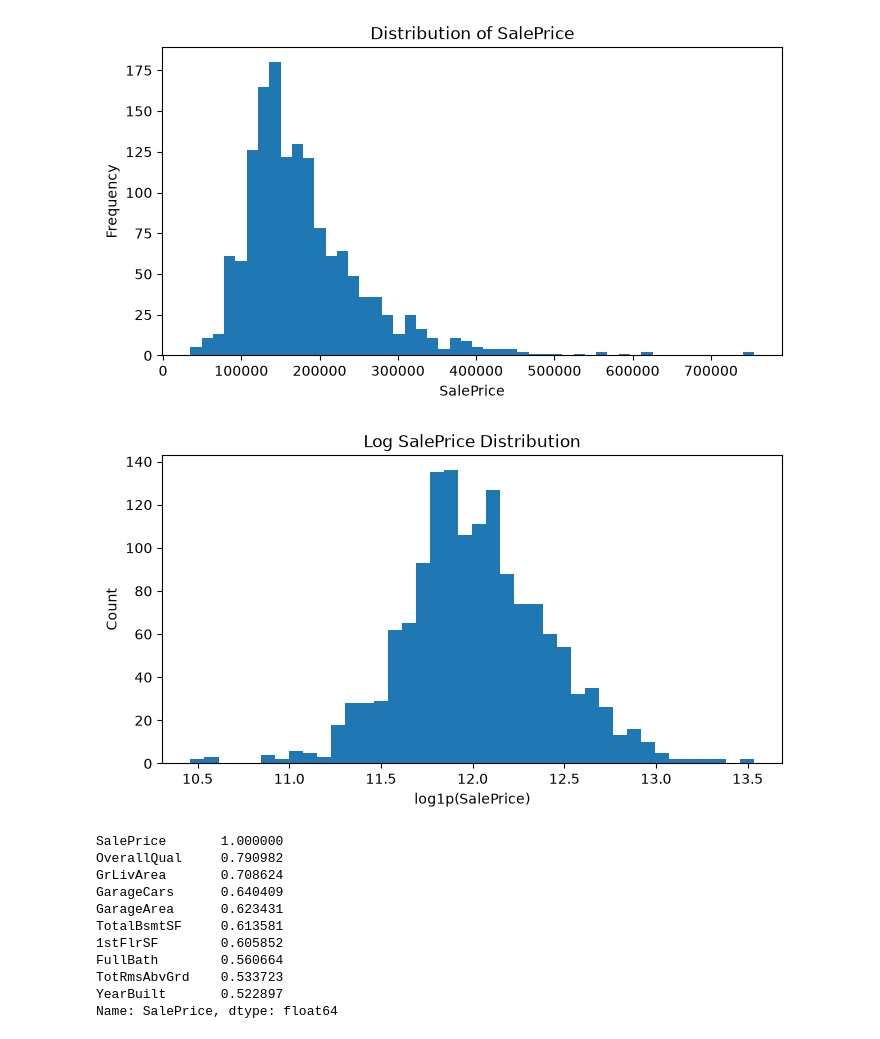
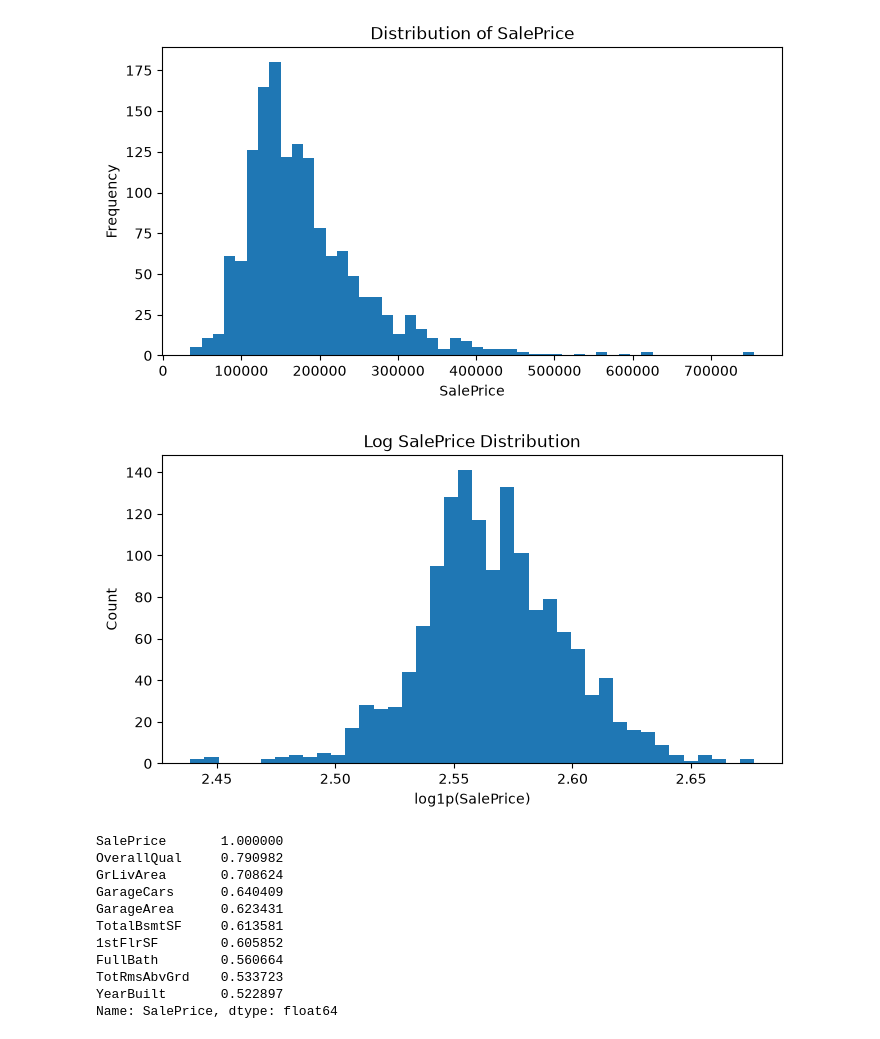
Before and after one commit to Hana-esf/Machnie-Learning-Projects, a Jupyter notebook: HousePrices/House Prices.ipynb, the cells around one changed output. Cells and saved outputs as stored; diff of their text form; code cells hidden in the pictures.

```diff
--- a/HousePrices/House Prices.ipynb
+++ b/HousePrices/House Prices.ipynb
@@ -136,15 +136,16 @@ plt.show()
 # %%
 #normalizing the target variable
 import numpy as np
+y = np.log1p(train_data['SalePrice']).values
 y_transformed = np.log1p(y)
 plt.figure(figsize=(8, 4))
 plt.hist(y_transformed, bins=40)
 plt.title('Log SalePrice Distribution')
 plt.xlabel('log1p(SalePrice)')
 plt.ylabel('Count')
 plt.show()
 # %% [output]
-[figure, old version]
+[figure, new version]
 # %%
 #we can see more charts to understand the data better. For example, we can plot the relationship between the overall quality of the house and the sale price. This will help us learn more about the data and how the features relate to the target variable.
 # %%
```
Also changed, not shown: parts of 5 cells of this notebook.
